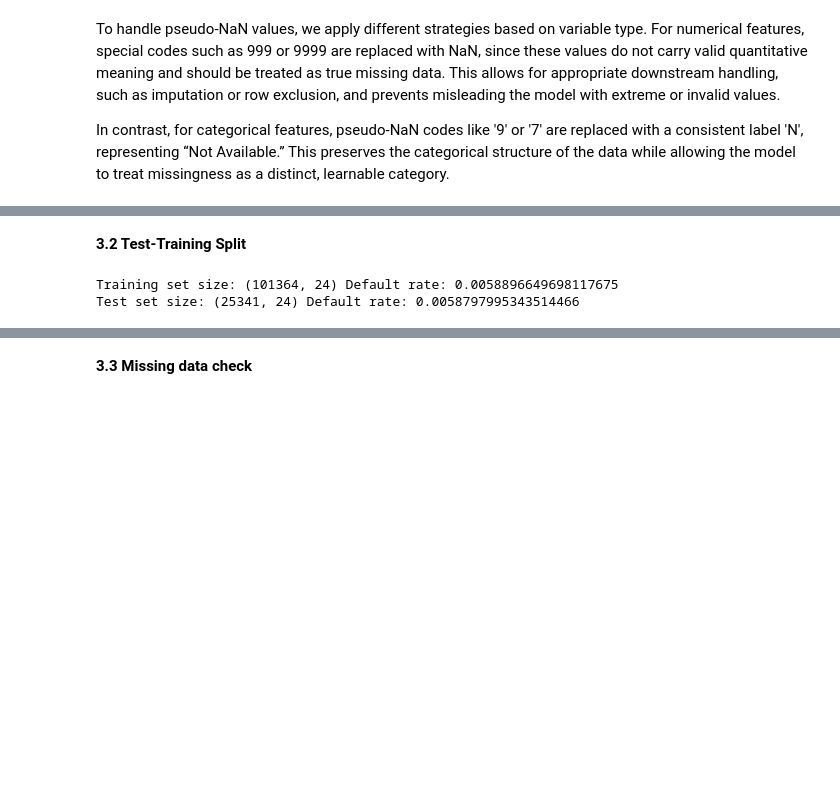
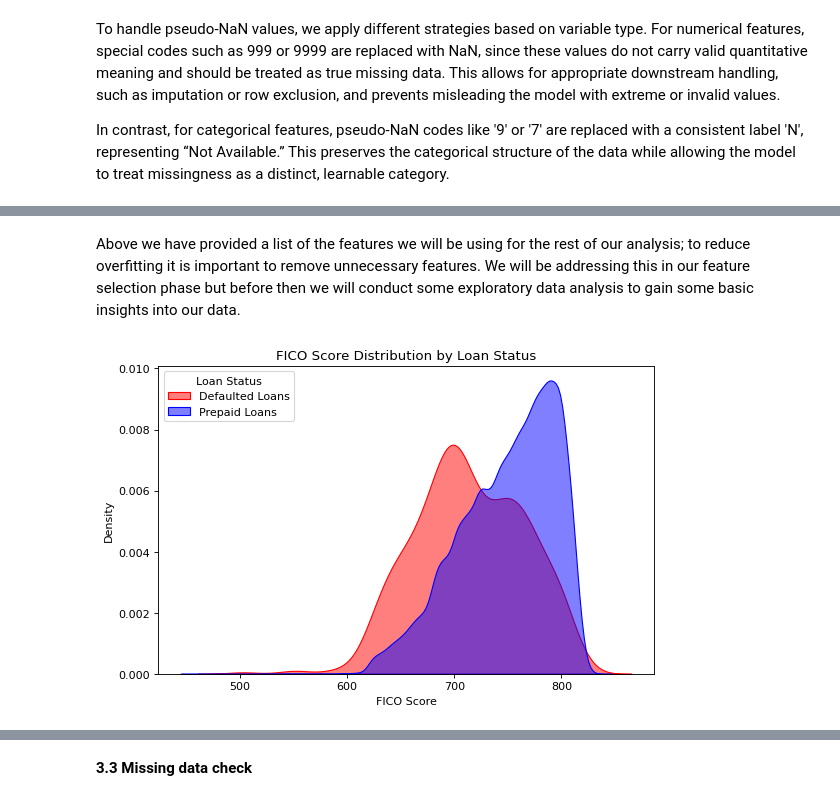
Before and after one commit to JinQiuqi/MLPy-project2, a Jupyter notebook: project2(3) (1).ipynb, the cells around one changed output, grey strips where cells are left out. Cells and saved outputs as stored; diff of their text form; code cells hidden in the pictures; blank space fills up the shorter version.

```diff
--- a/project2(3) (1).ipynb
+++ b/project2(3) (1).ipynb
@@ -208,18 +226,10 @@ d.head()
 # %%
-# 保留未偿还的贷款记录（loan_status == 'active'）
-active_loans = d[d['loan_status'] == 'active'].copy()
-# 提取目标变量 y 和特征 X
-y_active = active_loans['loan_status']      # 如果后续目标会变成 0/1，可能在这里需要做映射，例如：{'active': 0, 'default': 1}之类的操作
-X_active = active_loans.drop(columns='loan_status')
+# Split the data into training and testing sets (stratified by default label)
+X = d.drop(columns=['default_flag'])
+y = d['default_flag']
+X_train, X_test, y_train, y_test = train_test_split(X, y, test_size=0.2, stratify=y, random_state=0)
+training = pd.concat([X_train, y_train], axis=1)
 
-# Filter out loans that are still being repaid, keeping only prepaid and defaulted samples
-d = d[d['loan_status'] != 'active'].copy()
-
-# Add a new label column: default = 1, prepaid = 0
-d['default_flag'] = (d['loan_status'] == 'default').astype(int)
-
-# Drop the 'loan_status'
-d.drop(columns=['loan_status'], inplace=True)
-
-d.head()
+print("Training set size:", X_train.shape, "Default rate:", y_train.mean())
+print("Test set size:", X_test.shape, "Default rate:", y_test.mean())
 # %% [output]
@@ -252,13 +251,17 @@ print(numerical_features)
-# %% [markdown]
-**3.2 Test-Training Split**
-# %%
-# Split the data into training and testing sets (stratified by default label)
-X = d.drop(columns=['default_flag'])
-y = d['default_flag']
-X_train, X_test, y_train, y_test = train_test_split(X, y, test_size=0.2, stratify=y, random_state=0)
-
-print("Training set size:", X_train.shape, "Default rate:", y_train.mean())
-print("Test set size:", X_test.shape, "Default rate:", y_test.mean())
-# %% [output]
-Training set size: (101364, 24) Default rate: 0.0058896649698117675
-Test set size: (25341, 24) Default rate: 0.0058797995343514466
+# %% [markdown]
+Above we have provided a list of the features we will be using for the rest of our analysis; to reduce overfitting it is important to remove unnecessary features. We will be addressing this in our feature selection phase but before then we will conduct some exploratory data analysis to gain some basic insights into our data.
+# %%
+# Filter the data into two groups: defaulted and prepaid
+defaulted_loans = training[training['default_flag'] == 1]['fico']
+prepaid_loans = training[training['default_flag'] == 0]['fico']
+# Plot the distributions using KDE (Kernel Density Estimate)
+sns.kdeplot(defaulted_loans, label='Defaulted Loans', color='red', fill=True, alpha=0.5, common_norm=False)
+sns.kdeplot(prepaid_loans, label='Prepaid Loans', color='blue', fill=True, alpha=0.5, common_norm=False)
+# Add labels and title
+plt.title('FICO Score Distribution by Loan Status')
+plt.xlabel('FICO Score')
+plt.ylabel('Density')
+plt.legend(title='Loan Status', fontsize=10)
+plt.show()
+# %% [output]
+[figure, added]
```
Also changed, not shown: parts of 36 cells of this notebook.
